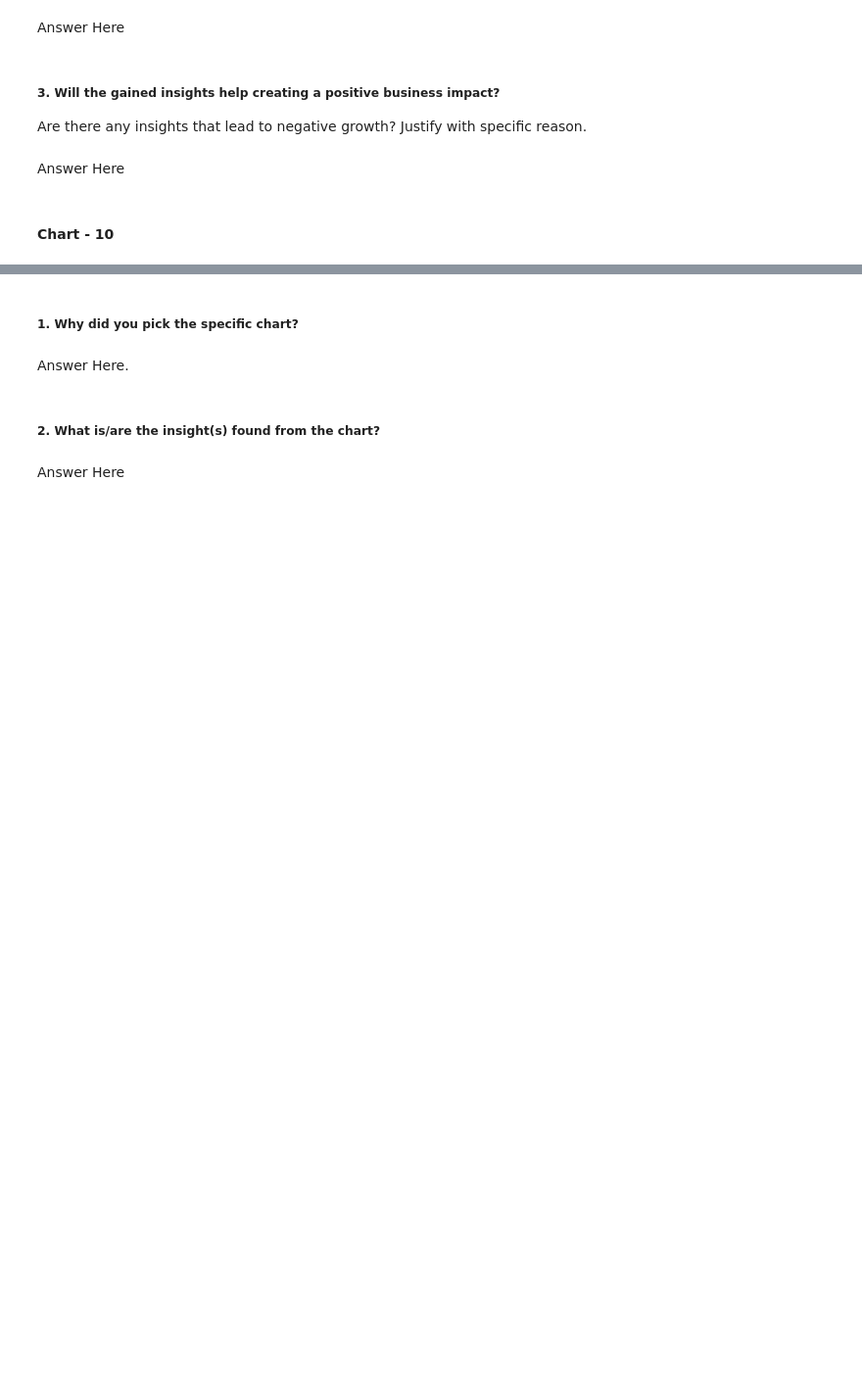
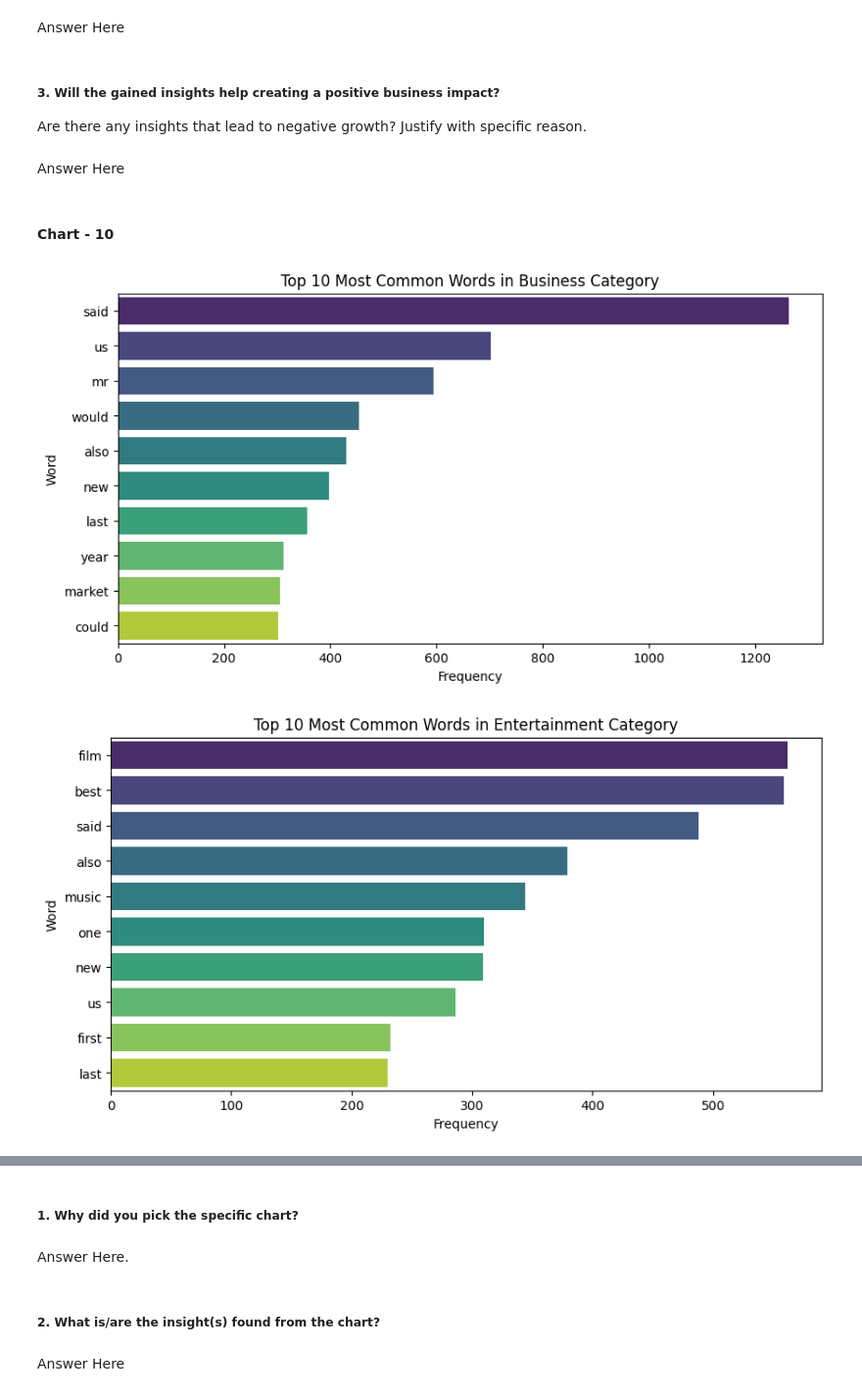
Before and after one commit to hitcaff/Topic_Modeling_on_news_articles, a Jupyter notebook: Topic_Modeling_on_News_Articles(Unsupervised)_.ipynb, the cells around one changed output, grey strips where cells are left out. Shown at 98% size. Cells and saved outputs as stored; diff of their text form; code cells hidden in the pictures; blank space fills up the shorter version.

```diff
--- a/Topic_Modeling_on_News_Articles(Unsupervised)_.ipynb
+++ b/Topic_Modeling_on_News_Articles(Unsupervised)_.ipynb
@@ -588,0 +587,29 @@ Answer Here
+# %%
+# Chart - 10 visualization code
+
+# Function to get most common words for a category
+def get_most_common_words_by_category(category, dataframe, n=10):
+    # Filter dataframe by category
+    category_text = " ".join(dataframe[dataframe['category'] == category]['text'])
+
+    # Tokenize, remove non-alphabetic words and stopwords
+    words = [word for word in category_text.lower().split() if word.isalpha() and word not in STOPWORDS]
+
+    # Get the most common words
+    most_common_words = Counter(words).most_common(n)
+    return most_common_words
+
+# Get and display most common words for each category
+for category in bbc_df['category'].unique():
+    most_common = get_most_common_words_by_category(category, bbc_df)
+    most_common_df = pd.DataFrame(most_common, columns=['word', 'count'])
+
+    plt.figure(figsize=(10, 5))
+    sns.barplot(x='count', y='word', data=most_common_df, palette='viridis')
+    plt.title(f'Top 10 Most Common Words in {category.capitalize()} Category')
+    plt.xlabel('Frequency')
+    plt.ylabel('Word')
+    plt.show()
+# %% [output]
+[figure, added]
+[figure, added]
```
Also changed, not shown: parts of 12 cells of this notebook.
